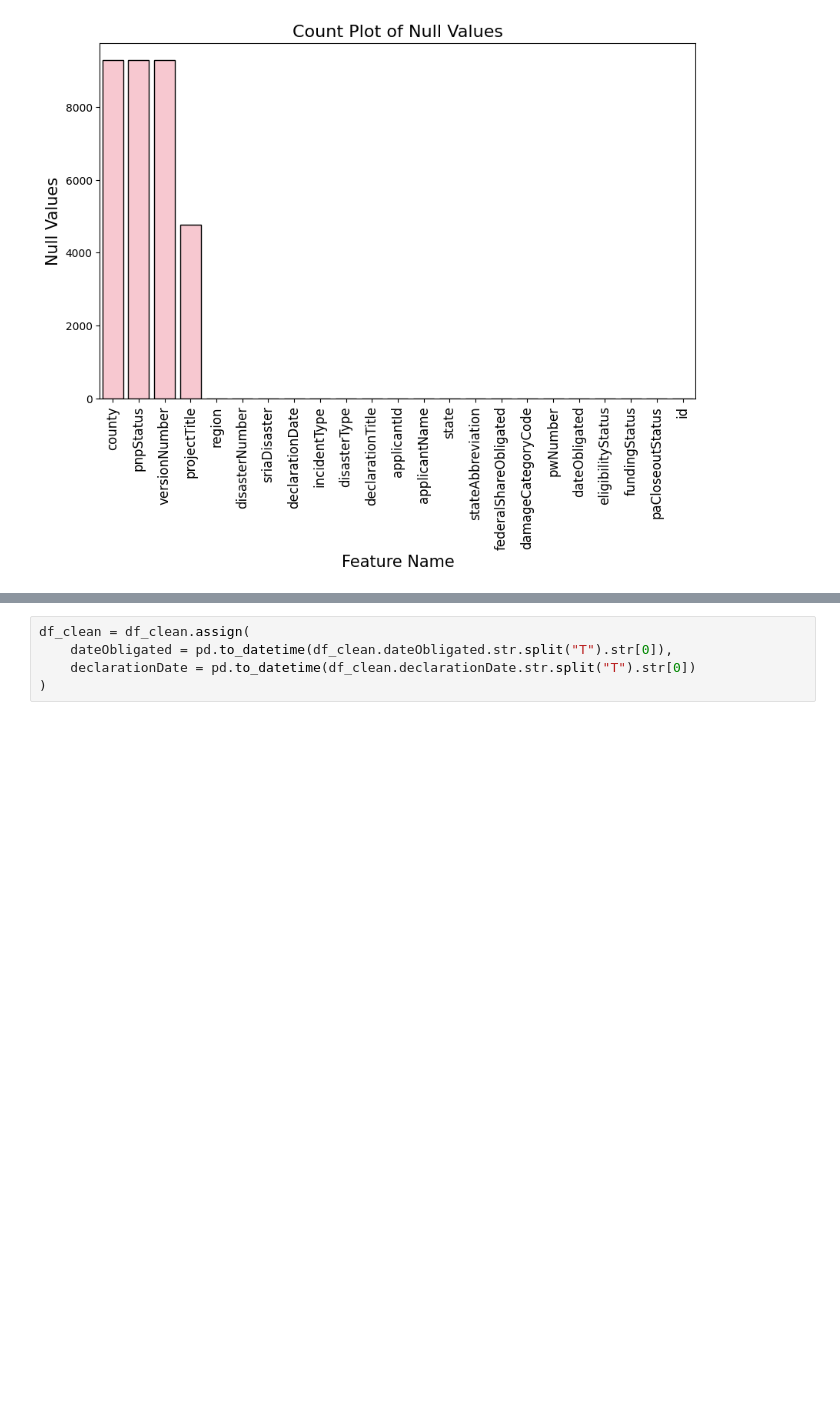
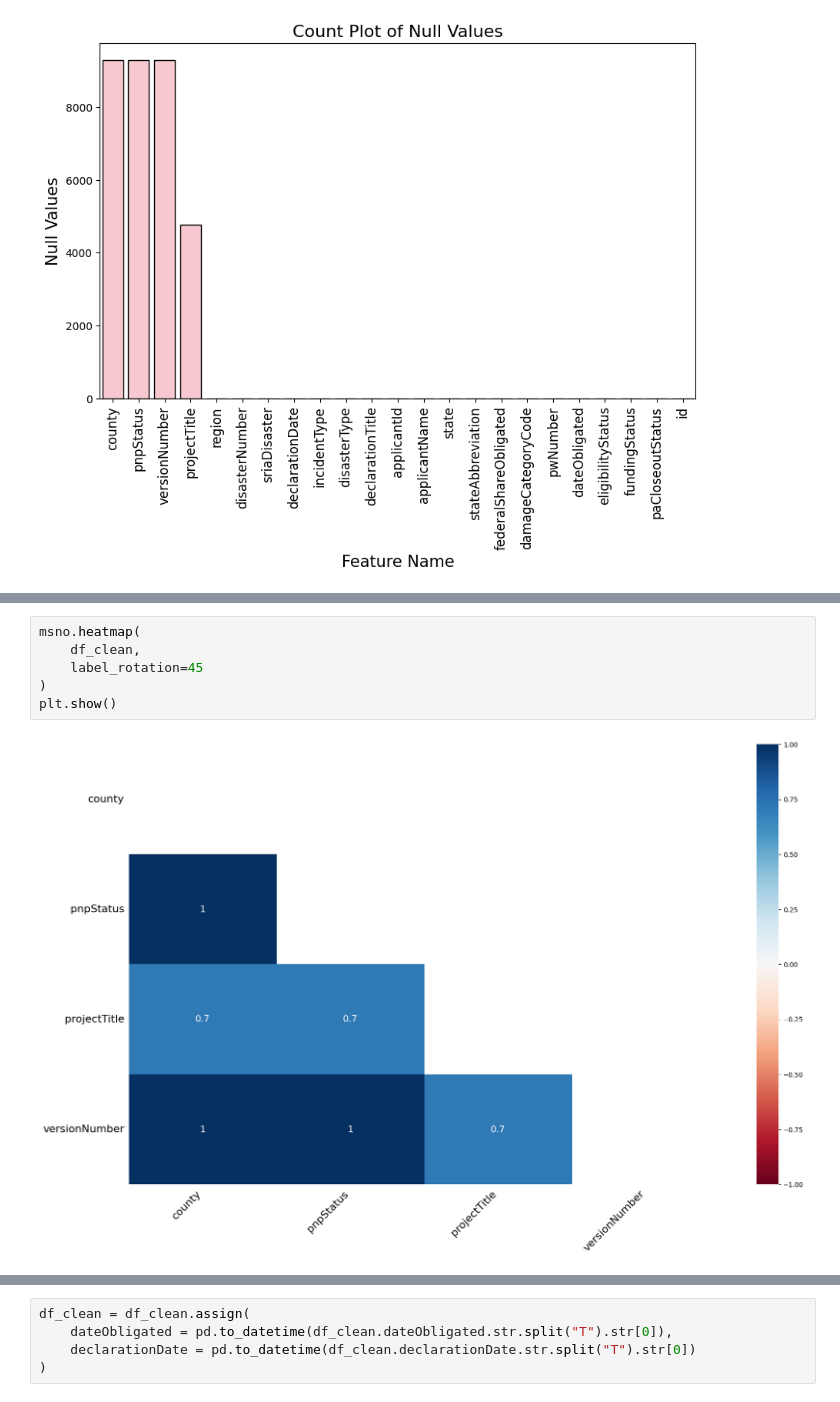
Before and after one commit to Aryan-Kaisth/Catastrophe_Risk_Estimation_Quantile_Based, a Jupyter notebook: notebooks/EDA.ipynb, the cells around one changed output, grey strips where cells are left out. Drawn from its saved outputs; the diff is of its cells as text; blank space fills up the shorter version.

```diff
--- a/notebooks/EDA.ipynb
+++ b/notebooks/EDA.ipynb
@@ -138,0 +163,8 @@ plt.show()
+# %%
+msno.heatmap(
+    df_clean,
+    label_rotation=45
+)
+plt.show()
+# %% [output]
+[figure, added]
```
Also changed, not shown: parts of 34 cells of this notebook.
